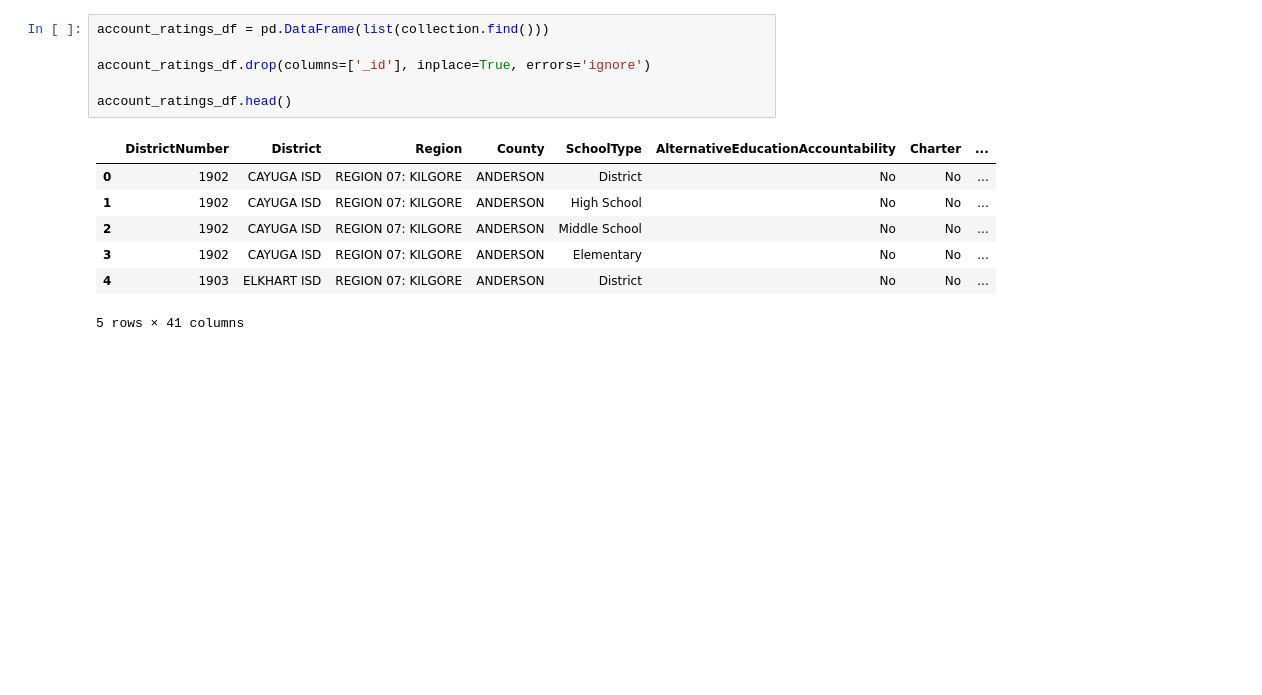
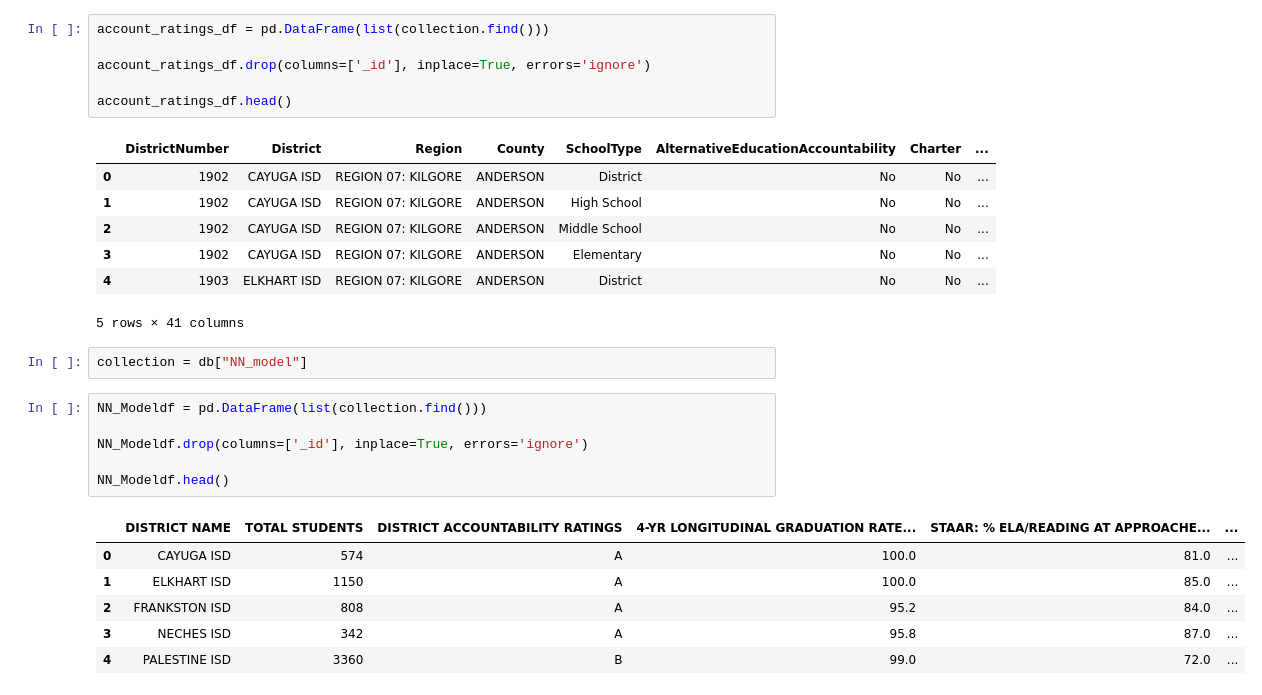
Before and after one commit to Amarilli/Texas-Education-and-Accountability-Rating-a-Machine-Learning-Model, a Jupyter notebook: DB.ipynb, the cells around one changed output. Drawn from its saved outputs; the diff is of its cells as text; blank space fills up the shorter version.

Commit message:
adding NN_model.csv

```diff
--- a/DB.ipynb
+++ b/DB.ipynb
@@ -146,3 +164,18 @@ account_ratings_df.head()
 | 3 | 1902 | CAYUGA ISD | REGION 07: KILGORE | ANDERSON | Elementary | No | No | ... |
 | 4 | 1903 | ELKHART ISD | REGION 07: KILGORE | ANDERSON | District | No | No | ... |
 5 rows × 41 columns
+# %%
+collection = db["NN_model"]
+# %%
+NN_Modeldf = pd.DataFrame(list(collection.find()))
+
+NN_Modeldf.drop(columns=['_id'], inplace=True, errors='ignore')
+
+NN_Modeldf.head()
+# %% [output]
+|  | DISTRICT NAME | TOTAL STUDENTS | DISTRICT ACCOUNTABILITY RATINGS | 4-YR LONGITUDINAL GRADUATION RATE... | STAAR: % ELA/READING AT APPROACHE... | ... |
+| 0 | CAYUGA ISD | 574 | A | 100.0 | 81.0 | ... |
+| 1 | ELKHART ISD | 1150 | A | 100.0 | 85.0 | ... |
+| 2 | FRANKSTON ISD | 808 | A | 95.2 | 84.0 | ... |
+| 3 | NECHES ISD | 342 | A | 95.8 | 87.0 | ... |
+| 4 | PALESTINE ISD | 3360 | B | 99.0 | 72.0 | ... |
```
Also changed, not shown: parts of 5 cells of this notebook, 1 other file.
